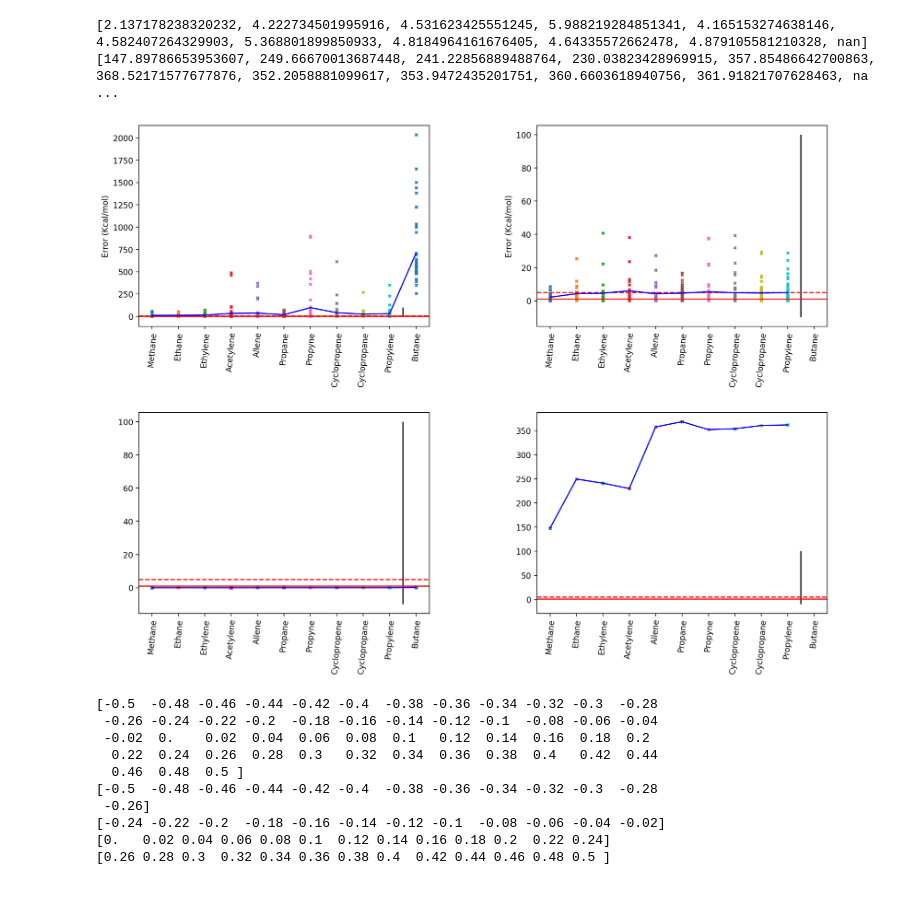
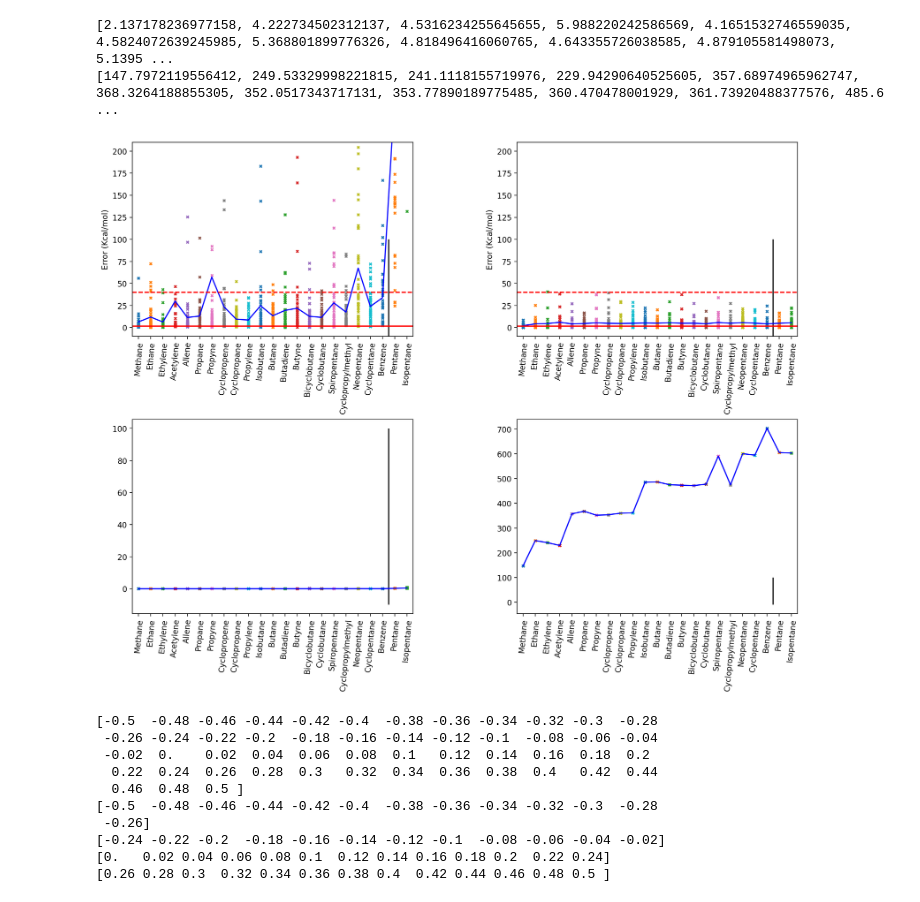
Before and after one commit to chem12346789/ai-dft, a Jupyter notebook: veiw_data.ipynb, the cells around one changed output. Cells and saved outputs as stored; diff of their text form; code cells hidden in the pictures.

```diff
--- a/veiw_data.ipynb
+++ b/veiw_data.ipynb
@@ -17,22 +17,21 @@ TRAIN_STR_DICT = [
     "Cyclopropene",
     "Cyclopropane",
     "Propylene",
-    # "Isobutane",
-    # "Butane",
-    # "Butadiene",
-    # "Butyne",
-    # "Bicyclobutane",
-    # "Cyclobutane",
-    # "Spiropentane",
-    # "Cyclopropylmethyl",
-    # "Neopentane",
-    # "Cyclopentane",
-    # "Benzene",
+    "Isobutane",
+    "Butane",
+    "Butadiene",
+    "Butyne",
+    "Bicyclobutane",
+    "Cyclobutane",
+    "Spiropentane",
+    "Cyclopropylmethyl",
+    "Neopentane",
+    "Cyclopentane",
+    "Benzene",
 ]
 EVAL_STR_DICT = [
-    "Butane",
-    # "Pentane",
-    # "Isopentane",
+    "Pentane",
+    "Isopentane",
 ]
 
 f, axes = plt.subplots(2, 2, figsize=(15, 10))
@@ -68,7 +67,7 @@ for i in range(shapexy[0]):
 axes = axes[::-1, :]
 
 list_of_path = list(
-    Path("validate/").glob("validate-cc_dft_diff-2024-05-18-15-25-04-800")
+    Path("validate/").glob("validate-cc_dft_diff-2024-05-28-10-36-02-800")
 )
 load_path = max(list_of_path, key=lambda p: p.stat().st_ctime)
 
@@ -89,10 +88,9 @@ for i_row in range(2):
 
     i += 1
     axes[i_row, 0].vlines(i - 0.5, -10, 100, "k")
-    axes[i_row, 0].hlines(1, -0.5, 100 - 0.5, "r")
-    axes[i_row, 0].hlines(5, -0.5, 100 - 0.5, "r", linestyle="--")
+    axes[0, 0].hlines(1 / 0.627, -0.5, 100 - 0.5, "r")
+    axes[0, 0].hlines(25 / 0.627, -0.5, 100 - 0.5, "r", linestyle="--")
 
-    data = pd.read_csv(load_path / "eval.csv")
     for j, j_name in enumerate(EVAL_STR_DICT):
         data_np = data.filter(regex=(f"{j_name}.*")).to_numpy()[i_row, :]
         data_np_sort = np.sort(np.abs(data_np))[1:]
@@ -125,43 +123,43 @@ for i_row in range(2):
 
     i += 1
     axes[i_row, 1].vlines(i - 0.5, -10, 100, "k")
-    axes[i_row, 1].hlines(1, -0.5, 100 - 0.5, "r")
-    axes[i_row, 1].hlines(5, -0.5, 100 - 0.5, "r", linestyle="--")
+    axes[0, 1].hlines(1 / 0.627, -0.5, 100 - 0.5, "r")
+    axes[0, 1].hlines(25 / 0.627, -0.5, 100 - 0.5, "r", linestyle="--")
 
     data = pd.read_csv(load_path_dft / "eval_dft.csv")
     for j, j_name in enumerate(EVAL_STR_DICT):
         data_eq = data.filter(regex=(f"{j_name}_0_1_0.0000")).to_numpy()[0]
         data_np = (
             data.filter(regex=(f"{j_name}.*")).to_numpy()[i_row, :] - data_eq
         )
         data_np_sort = np.sort(np.abs(data_np))[1:]
         error_l.append(np.mean(data_np_sort))
         axes[i_row, 1].scatter(
             i + j + np.zeros_like(data_np_sort), data_np_sort, s=10, marker="x"
         )
 
     axes[i_row, 1].set_xticks(
         range(len(TRAIN_STR_DICT) + len(EVAL_STR_DICT)),
         TRAIN_STR_DICT + EVAL_STR_DICT,
         rotation=85,
     )
     print(error_l)
     axes[i_row, 1].plot(range(len(TRAIN_STR_DICT) + len(EVAL_STR_DICT)), error_l, "b")
 
-    # axes[i_row, 0].set_ylim(-5, 50)
+    axes[0, 0].set_ylim(-10, 210)
     axes[i_row, 0].set_xlim(-0.5, len(TRAIN_STR_DICT) + len(EVAL_STR_DICT) - 0.5)
-    # axes[i_row, 1].set_ylim(-5, 50)
+    axes[0, 1].set_ylim(-10, 210)
     axes[i_row, 1].set_xlim(-0.5, len(TRAIN_STR_DICT) + len(EVAL_STR_DICT) - 0.5)
 axes[0, 0].set_ylabel("Error (Kcal/mol)")
 axes[0, 1].set_ylabel("Error (Kcal/mol)")
 plt.savefig(
     f"./manu/figures/energy-cc_dft_diff-{datetime.datetime.today():%Y-%m-%d-%H-%M-%S}.pdf",
     bbox_inches="tight",
 )
 # %% [output]
-[2.137178238320232, 4.222734501995916, 4.531623425551245, 5.988219284851341, 4.165153274638146, 4.582407264329903, 5.368801899850933, 4.8184964161676405, 4.64335572662478, 4.879105581210328, nan]
-[147.89786653953607, 249.66670013687448, 241.22856889488764, 230.03823428969915, 357.85486642700863, 368.52171577677876, 352.2058881099617, 353.9472435201751, 360.6603618940756, 361.91821707628463, na ...
+[2.137178236977158, 4.222734502312137, 4.5316234255645655, 5.988220242586569, 4.1651532746559035, 4.5824072639245985, 5.368801899776326, 4.818496416060765, 4.643355726038585, 4.879105581498073, 5.1395 ...
+[147.7972119556412, 249.53329998221815, 241.1118155719976, 229.94290640525605, 357.68974965962747, 368.3264188855305, 352.0517343717131, 353.77890189775485, 360.470478001929, 361.73920488377576, 485.6 ...
-[figure, old version]
+[figure, new version]
 # %%
 import numpy as np
 # print(np.linspace(-0.49, 0.49, 8))
```
Also changed, not shown: 3 other files.
